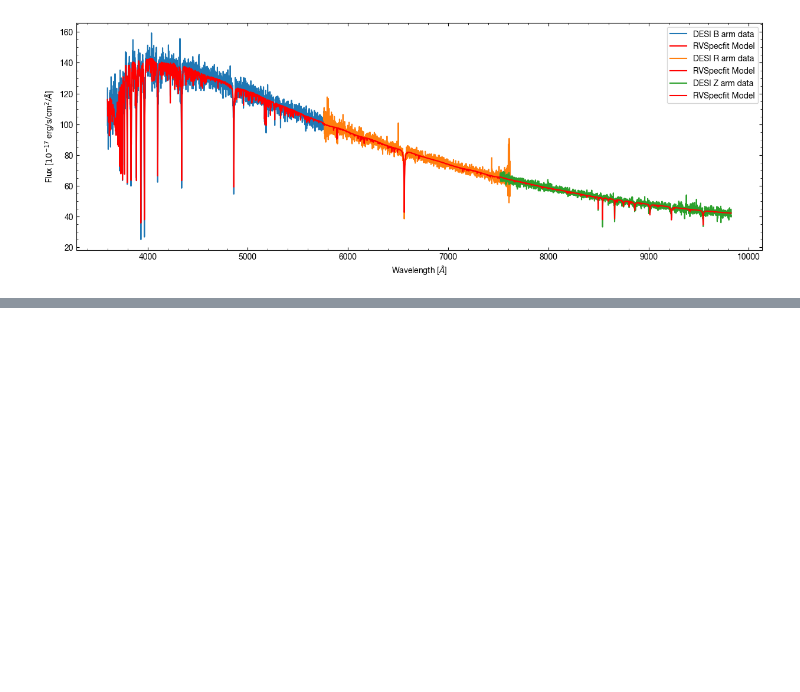
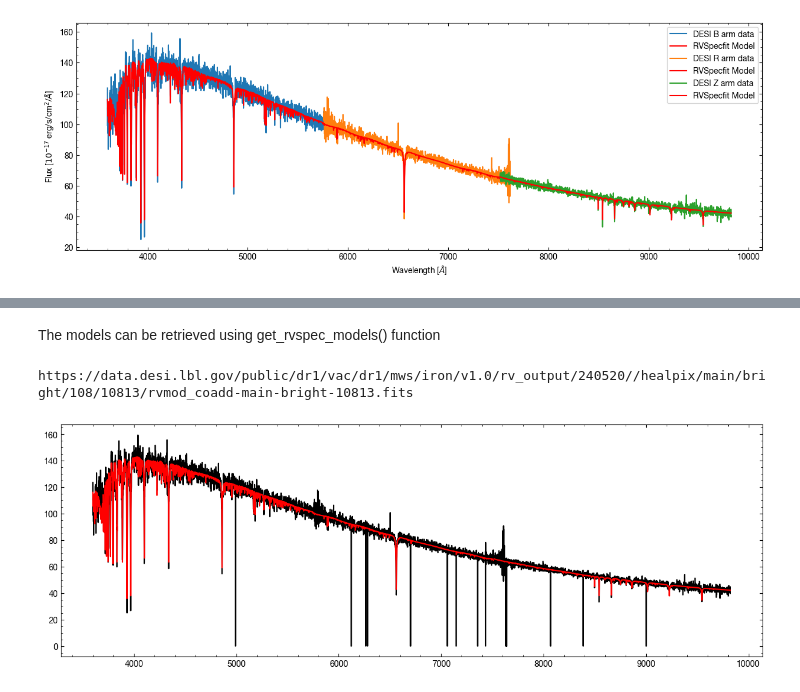
Before and after one commit to desimilkyway/dr1_tutorials, a Jupyter notebook: DR1_tutorial.ipynb, the cells around one changed output, grey strips where cells are left out. Saved outputs shown, nothing was run; the diff lists cells and outputs as text; code cells hidden in the pictures; blank space fills up the shorter version.

```diff
--- a/DR1_tutorial.ipynb
+++ b/DR1_tutorial.ipynb
@@ -605,0 +641,21 @@ Text(0, 0.5, 'Flux [$10^{-17}$ erg/s/cm$^2$/$\\AA$]')
+# %% [markdown]
+The models can be retrieved using get_rvspec_models() function
+# %%
+# Fetchng the RVSpecFit models
+SPM_ret = get_rvspec_models(survey='main',
+                            program='bright',
+                            hpx=10813,
+                            targetid=39633086291379507)[0]
+plt.figure(figsize=(15, 5))
+for arm in ['b', 'r', 'z']:
+    plt.plot(SP_ret[arm + '_wavelength'],
+             SP_ret[arm + '_flux'],
+             'k',
+             label=f'DESI {arm} arm data')
+    plt.plot(SPM_ret[arm + '_wavelength'],
+             SPM_ret[arm + '_model'],
+             'red',
+             label=f'DESI {arm} arm data')
+# %% [output]
+https://data.desi.lbl.gov/public/dr1/vac/dr1/mws/iron/v1.0/rv_output/240520//healpix/main/bright/108/10813/rvmod_coadd-main-bright-10813.fits
+[figure, added]
```
Also changed, not shown: parts of 5 cells of this notebook.
